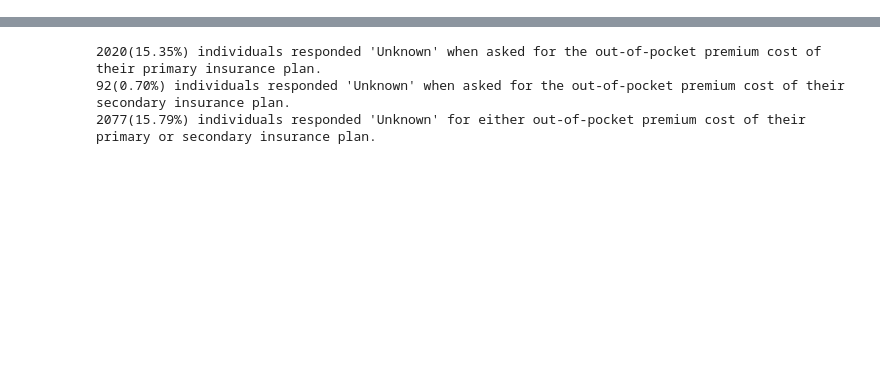
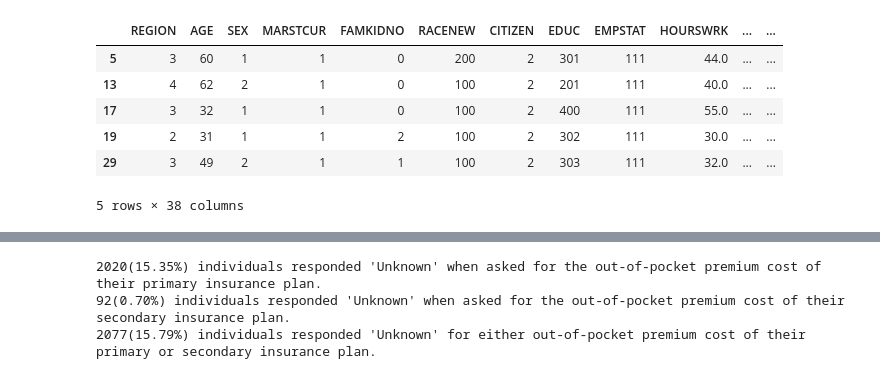
Before and after one commit to evapa1/cs1090afinalproj, a Jupyter notebook: data_cleaningNEW.ipynb, the cells around one changed output, grey strips where cells are left out. Saved outputs shown, nothing was run; the diff lists cells and outputs as text; code cells hidden in the pictures; blank space fills up the shorter version.

```diff
--- a/data_cleaningNEW.ipynb
+++ b/data_cleaningNEW.ipynb
@@ -55,6 +55,10 @@ mappings = {
         400: 'Asian only',
         **{i: 'Other' for i in [510,530,541,542] + list(np.arange(997,1000))}
     },
+    'CITIZEN': {
+        1: 'No, not U.S. citizen',
+        2: 'Yes, U.S. citizen'
+    },
     'EDUC': {
         103:'Grades 1-11',
         **{i:'Grades 1-11' for i in np.arange(104,116)},
@@ -71,6 +75,10 @@ mappings = {
     'EMPSTAT': {
         **{i: 'Employed' for i in [100,110,111]},
         **{i: 'Not Employed' for i in [112,200,220] + list(range(120,123))+ list(range(200,218))}
+    },
+    'GOTWELF': {
+        10: 'No',
+        **{i: 'Yes' for i in [20,21,22]}
     },
     'POVERTY': {
         10: 'Less than 1.0',
@@ -156,29 +164,29 @@ mappings = {
         2: 'Limited in kind/amt of work',
         3: 'Unable to work'
     },
-    'HIMILITE':{
-        10: 0,
-        **{i:1 for i in [25,26]}
-    },
-    'GOTWELF': {
-        10: 0,
-        **{i: 1 for i in [20,21,22]}
-    },
     **{i: {
         1: 0,
         2: 1,
         3: 1
-    } for i in ['HIMCAIDE','HIMCAREE']},
+    } for i in ['HIMCAIDE','HIMCAREE','HIMILITE']},
     **{i: {
         1: 0,
         2: 1,
-        3: 0 # this only applies for DIABETICEV since 3 is coded as 'borderline' diabetes (fine to include here because no other binary vars have value of 3)
-    } for i in med_care + med_condition + ['CITIZEN']}
+        3: 0 # this applies for 'borderline' diabetes
+    } for i in med_care + med_condition}
 }
 
-df['AGE'] = df['AGE'].replace([997,999],np.nan)
 df['HOURSWRK'] = df['HOURSWRK'].replace([97, 98, 99],np.nan)
 df['HIP1COST'] = df['HIP1COST'].replace([99997, 99998, 99999],np.nan)
-df['HIP2COST'] = df['HIP2COST'].replace([99997, 99998, 99999],np.nan)
 df = df[df['BMICALC'] != 996]
+# %%
+df.head()
+# %% [output]
+|  | REGION | AGE | SEX | MARSTCUR | FAMKIDNO | RACENEW | CITIZEN | EDUC | EMPSTAT | HOURSWRK | ... | ... |
+| 5 | 3 | 60 | 1 | 1 | 0 | 200 | 2 | 301 | 111 | 44.0 | ... | ... |
+| 13 | 4 | 62 | 2 | 1 | 0 | 100 | 2 | 201 | 111 | 40.0 | ... | ... |
+| 17 | 3 | 32 | 1 | 1 | 0 | 100 | 2 | 400 | 111 | 55.0 | ... | ... |
+| 19 | 2 | 31 | 1 | 1 | 2 | 100 | 2 | 302 | 111 | 30.0 | ... | ... |
+| 29 | 3 | 49 | 2 | 1 | 1 | 100 | 2 | 303 | 111 | 32.0 | ... | ... |
+5 rows × 38 columns
 # %%
```
Also changed, not shown: parts of 4 cells of this notebook, 7 other files.
